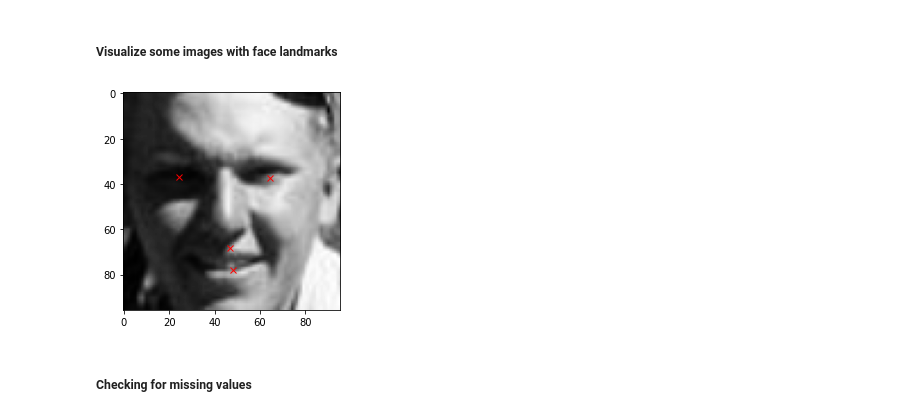
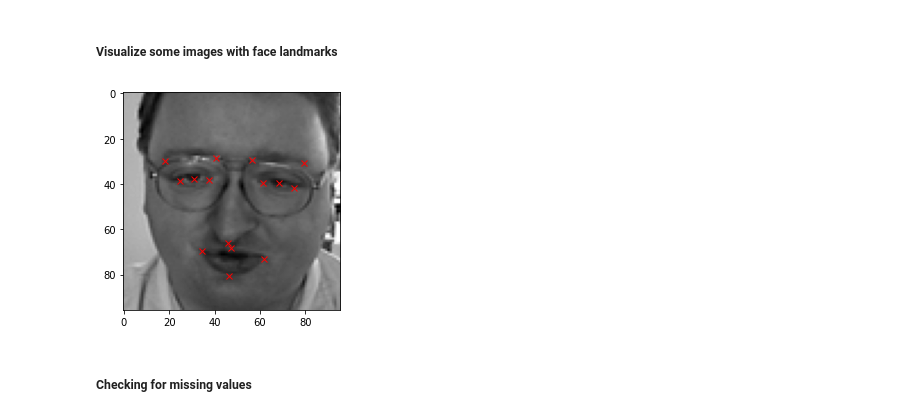
Before and after one commit to mariaafara/face-landmark-detection, a Jupyter notebook: data_preparation.ipynb, the cells around one changed output. Drawn from its saved outputs; the diff is of its cells as text; code cells hidden in the pictures.

```diff
--- a/data_preparation.ipynb
+++ b/data_preparation.ipynb
@@ -107,7 +71,7 @@ def visualize_random_image(df,i=-1):
-# %%
-visualize_random_image(train_data, i=-1)
-# %% [output]
-[figure, removed]
+# %%
+visualize_random_indexed_image(main_df, i=-1, image_path=None)
+# %% [output]
+[figure, added]
 # %% [markdown]
 ##### **Checking for missing values**
 # %%
```
Also changed, not shown: parts of 38 cells of this notebook, 7 other files.
